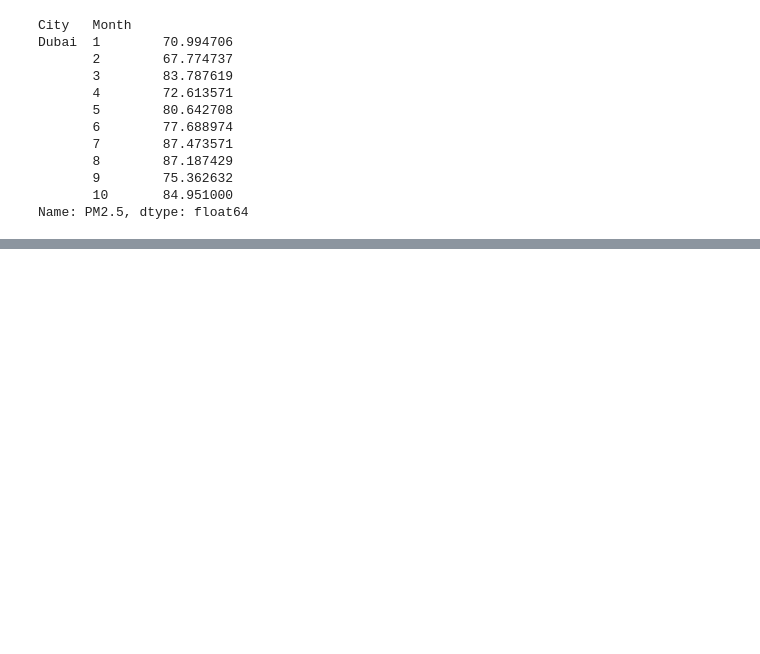
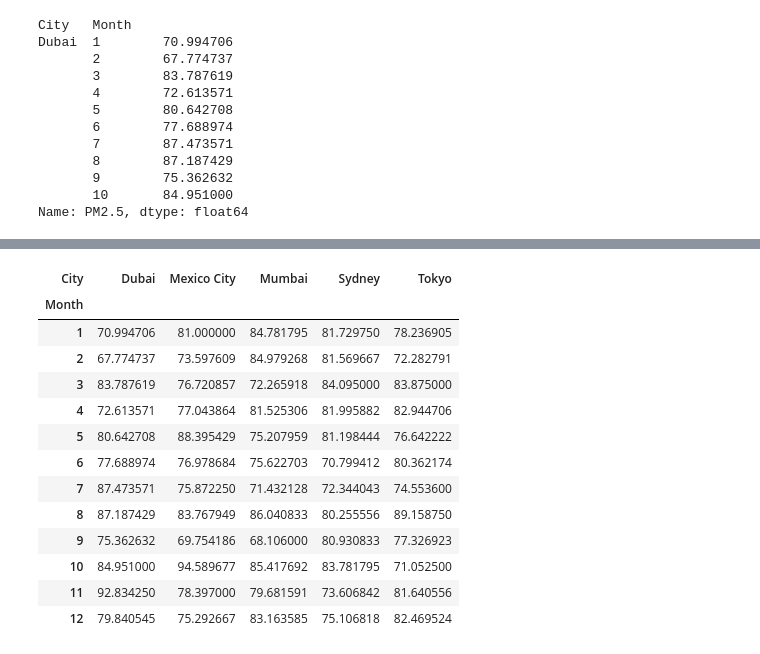
Before and after one commit to Jaessii/Datascience-Journey, a Jupyter notebook: Projects/01_project_environmental_air_quality_analysis/notebooks/Air Pollution Analysis.ipynb, the cells around one changed output, grey strips where cells are left out. Cells and saved outputs as stored; diff of their text form; code cells hidden in the pictures; blank space fills up the shorter version.

```diff
--- a/Projects/01_project_environmental_air_quality_analysis/notebooks/Air Pollution Analysis.ipynb
+++ b/Projects/01_project_environmental_air_quality_analysis/notebooks/Air Pollution Analysis.ipynb
@@ -403,0 +399,17 @@ KeyError: 'City'
+# %%
+monthly_pm25
+# %% [output]
+| City | Dubai | Mexico City | Mumbai | Sydney | Tokyo |
+| Month |  |  |  |  |  |
+| 1 | 70.994706 | 81.000000 | 84.781795 | 81.729750 | 78.236905 |
+| 2 | 67.774737 | 73.597609 | 84.979268 | 81.569667 | 72.282791 |
+| 3 | 83.787619 | 76.720857 | 72.265918 | 84.095000 | 83.875000 |
+| 4 | 72.613571 | 77.043864 | 81.525306 | 81.995882 | 82.944706 |
+| 5 | 80.642708 | 88.395429 | 75.207959 | 81.198444 | 76.642222 |
+| 6 | 77.688974 | 76.978684 | 75.622703 | 70.799412 | 80.362174 |
+| 7 | 87.473571 | 75.872250 | 71.432128 | 72.344043 | 74.553600 |
+| 8 | 87.187429 | 83.767949 | 86.040833 | 80.255556 | 89.158750 |
+| 9 | 75.362632 | 69.754186 | 68.106000 | 80.930833 | 77.326923 |
+| 10 | 84.951000 | 94.589677 | 85.417692 | 83.781795 | 71.052500 |
+| 11 | 92.834250 | 78.397000 | 79.681591 | 73.606842 | 81.640556 |
+| 12 | 79.840545 | 75.292667 | 83.163585 | 75.106818 | 82.469524 |
```
Also changed, not shown: parts of 5 cells of this notebook.
